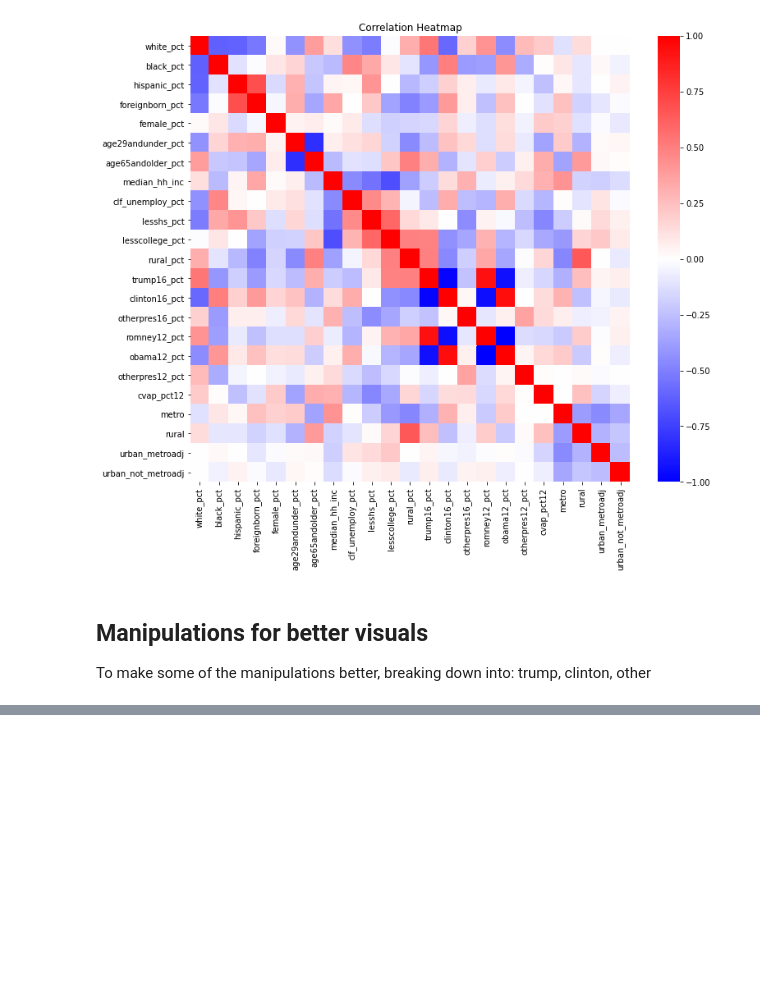
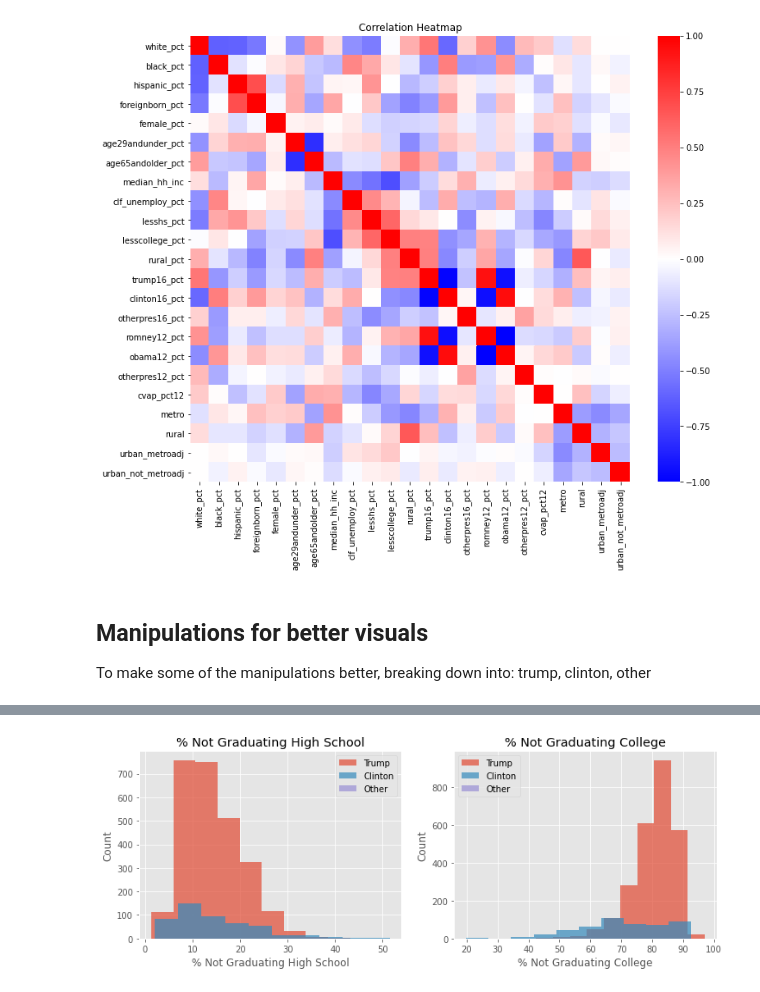
Before and after one commit to mkpetterson/2016-elections, a Jupyter notebook: EDA.ipynb, the cells around one changed output, grey strips where cells are left out. Cells and saved outputs as stored; diff of their text form; code cells hidden in the pictures; blank space fills up the shorter version.

```diff
--- a/EDA.ipynb
+++ b/EDA.ipynb
@@ -115,0 +162,11 @@ other_idx =
+# %%
+fig, axes = plt.subplots(1,2, figsize=(12,4))
+
+for pres, idx in zip(colnames, [trump_idx, clinton_idx, other_idx]):
+    make_histogram(data, axes[0], 'lesshs_pct', idx, pres, '% Not Graduating High School')
+
+for pres, idx in zip(colnames, [trump_idx, clinton_idx, other_idx]):
+    make_histogram(data, axes[1], 'lesscollege_pct', idx, pres, '% Not Graduating College')
+plt.savefig('images/education.png')
+# %% [output]
+[figure, added]
```
Also changed, not shown: parts of 6 cells of this notebook, 2 other files.
